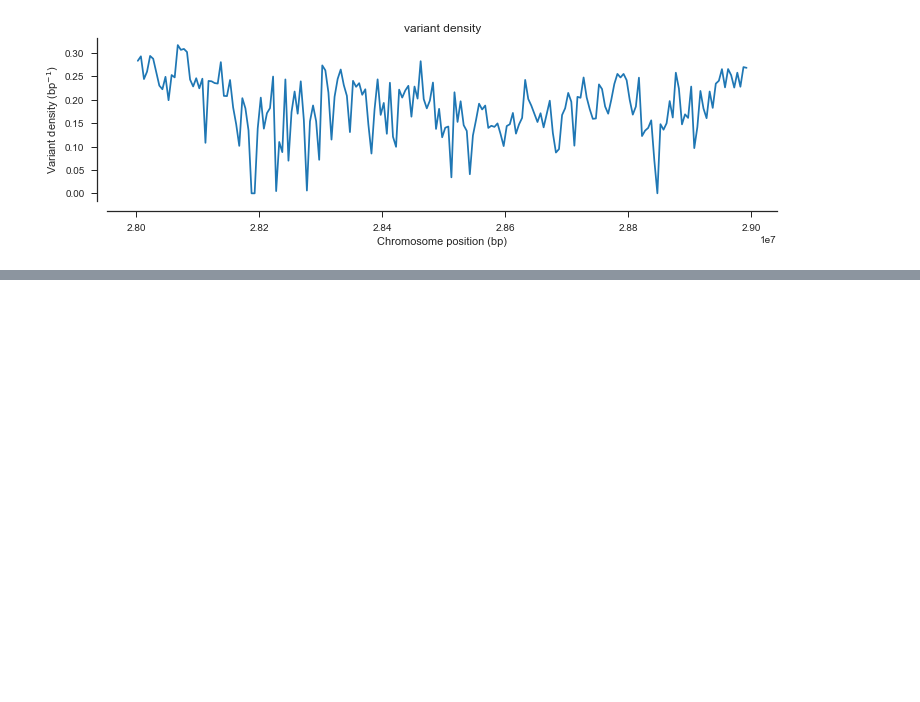
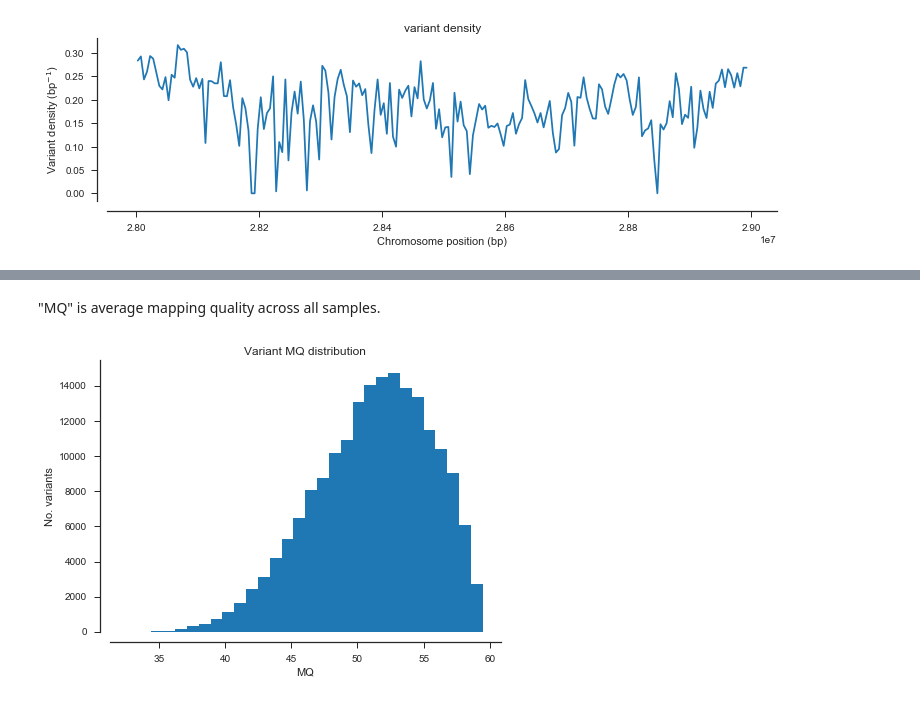
Before and after one commit to andrewkern/biol610, a Jupyter notebook: notebooks/lecture9.ipynb, the cells around one changed output, grey strips where cells are left out. Drawn from its saved outputs; the diff is of its cells as text; code cells hidden in the pictures; blank space fills up the shorter version.

```diff
--- a/notebooks/lecture9.ipynb
+++ b/notebooks/lecture9.ipynb
@@ -91,0 +149,6 @@ plot_windowed_variant_density(pos, start=28000000, window_size=5000, title='vari
+# %% [markdown]
+"MQ" is average mapping quality across all samples.
+# %%
+plot_variant_hist('MQ')
+# %% [output]
+[figure, added]
```
Also changed, not shown: parts of 43 cells of this notebook, 1 other file.
